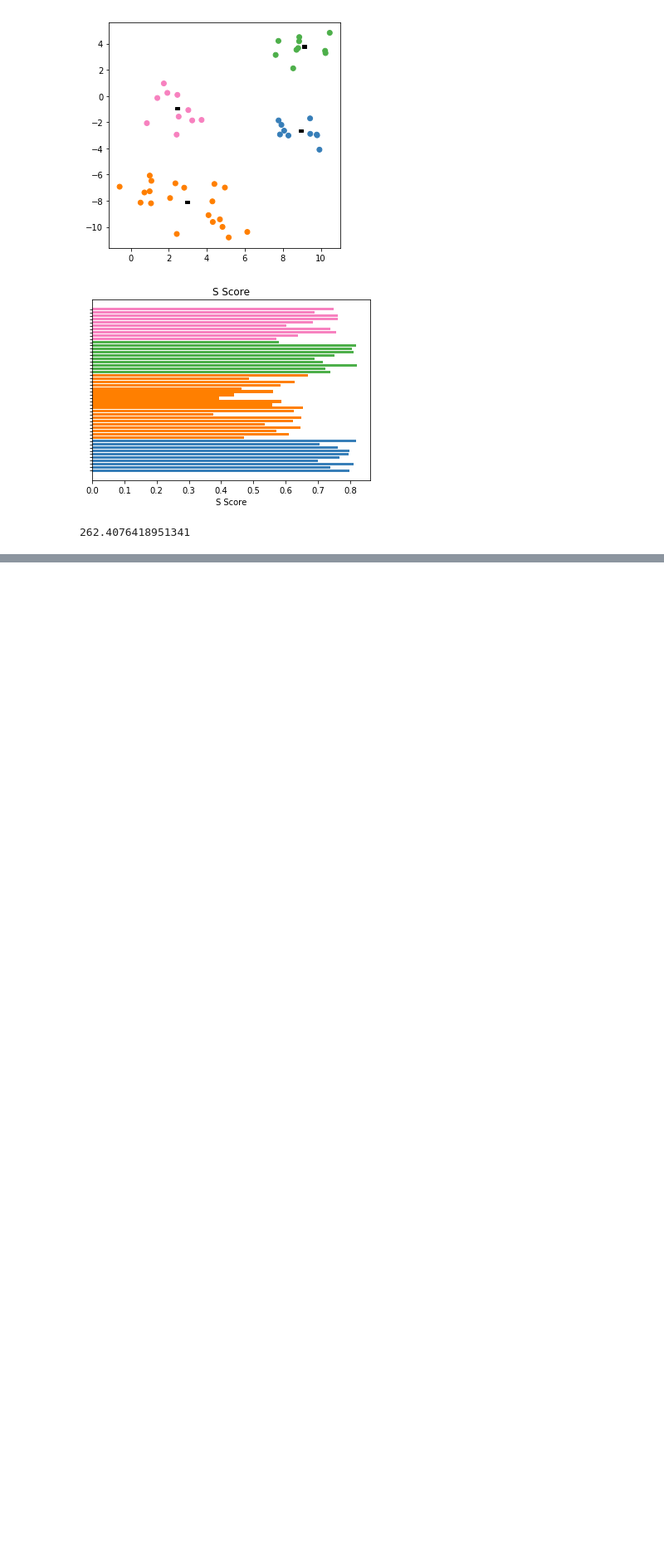
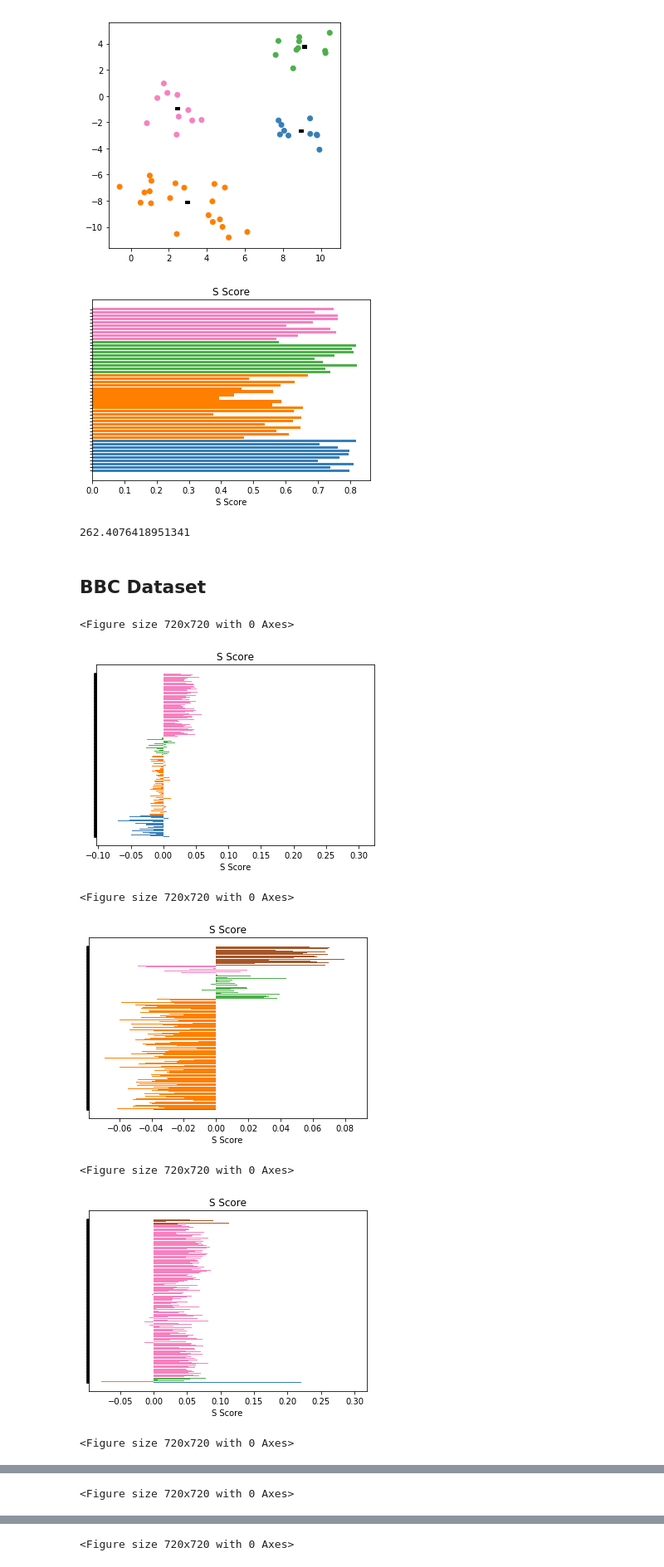
Before and after one commit to E-Trindade/python-kmeans, a Jupyter notebook: KMeans.ipynb, the cells around one changed output, grey strips where cells are left out. Shown at 83% size. Cells and saved outputs as stored; diff of their text form; code cells hidden in the pictures; blank space fills up the shorter version.

Commit message:
Test on bbc data

```diff
--- a/KMeans.ipynb
+++ b/KMeans.ipynb
@@ -286,0 +313,35 @@ kmeans.get_squared_mean_error(X)
+# %%
+from os import listdir
+from os.path import isfile, join
+def get_files_in_folder(folder):
+     return [join(folder, f) for f in listdir(folder) if isfile(join(folder, f))]
+# %% [markdown]
+## BBC Dataset
+# %%
+CENTROIDS = 5
+MIN_CENTROIDS = 1
+MAX_CENTROIDS = 10
+
+def get_instances(X):
+    return [
+        KMeans().with_euclidian_distance().initialize_random(CENTROIDS, X),
+#         KMeans().with_euclidian_distance().initialize_plus_plus(CENTROIDS, X),
+#         KMeans().with_cosin_similarity().initialize_random(CENTROIDS, X),
+#         KMeans().with_cosin_similarity().initialize_plus_plus(CENTROIDS, X),
+#         XMeans().with_euclidian_distance().set_centroid_estimation_range(MIN_CENTROIDS, MAX_CENTROIDS),
+#         XMeans().with_cosin_similarity().set_centroid_estimation_range(MIN_CENTROIDS, MAX_CENTROIDS)
+    ]
+
+for f in get_files_in_folder('data/bbc'):
+    X = read_data(f)
+    for instance in get_instances(X):
+        instance.train(X)
+        plot_silhouette(instance, X)
+# %% [output]
+<Figure size 720x720 with 0 Axes>
+[figure, added]
+<Figure size 720x720 with 0 Axes>
+[figure, added]
+<Figure size 720x720 with 0 Axes>
+[figure, added]
+<Figure size 720x720 with 0 Axes>
@@ -286,0 +349 @@ kmeans.get_squared_mean_error(X)
+<Figure size 720x720 with 0 Axes>
@@ -286,0 +351 @@ kmeans.get_squared_mean_error(X)
+<Figure size 720x720 with 0 Axes>
```
Also changed, not shown: parts of 2 cells of this notebook, 1 other file.
